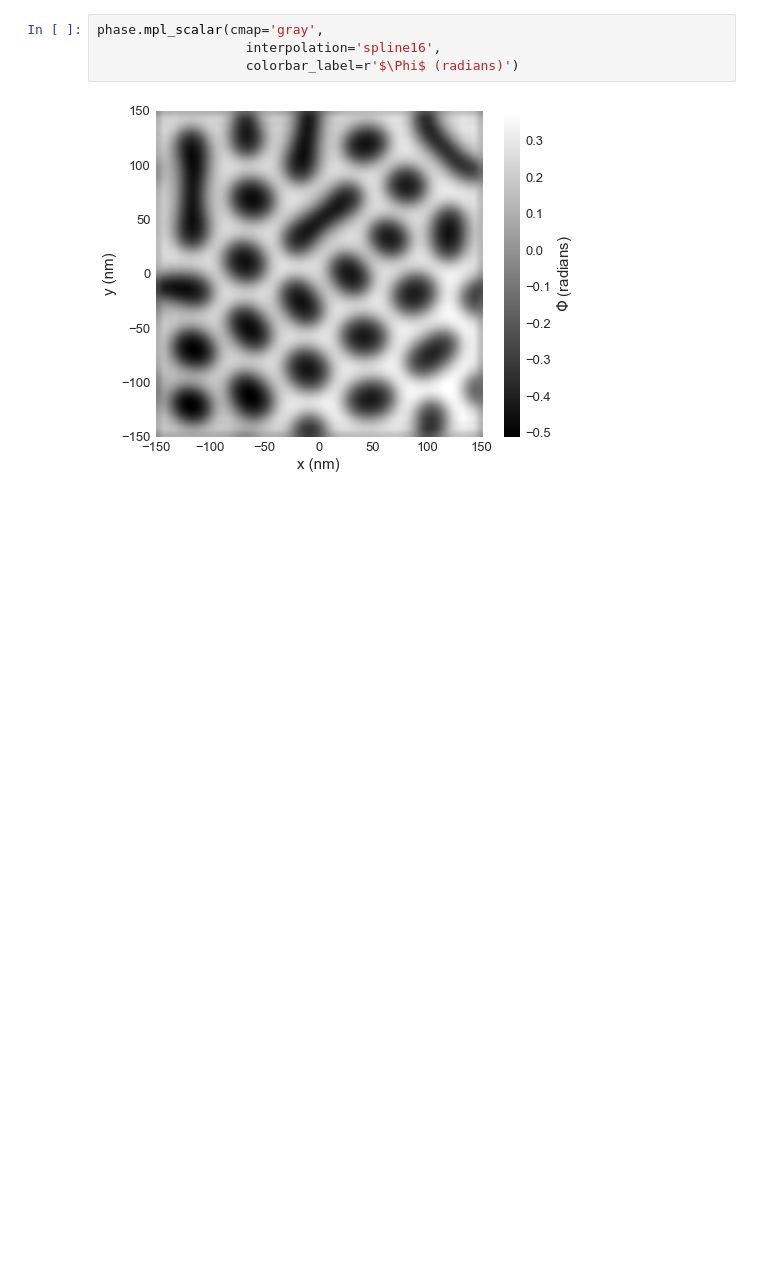
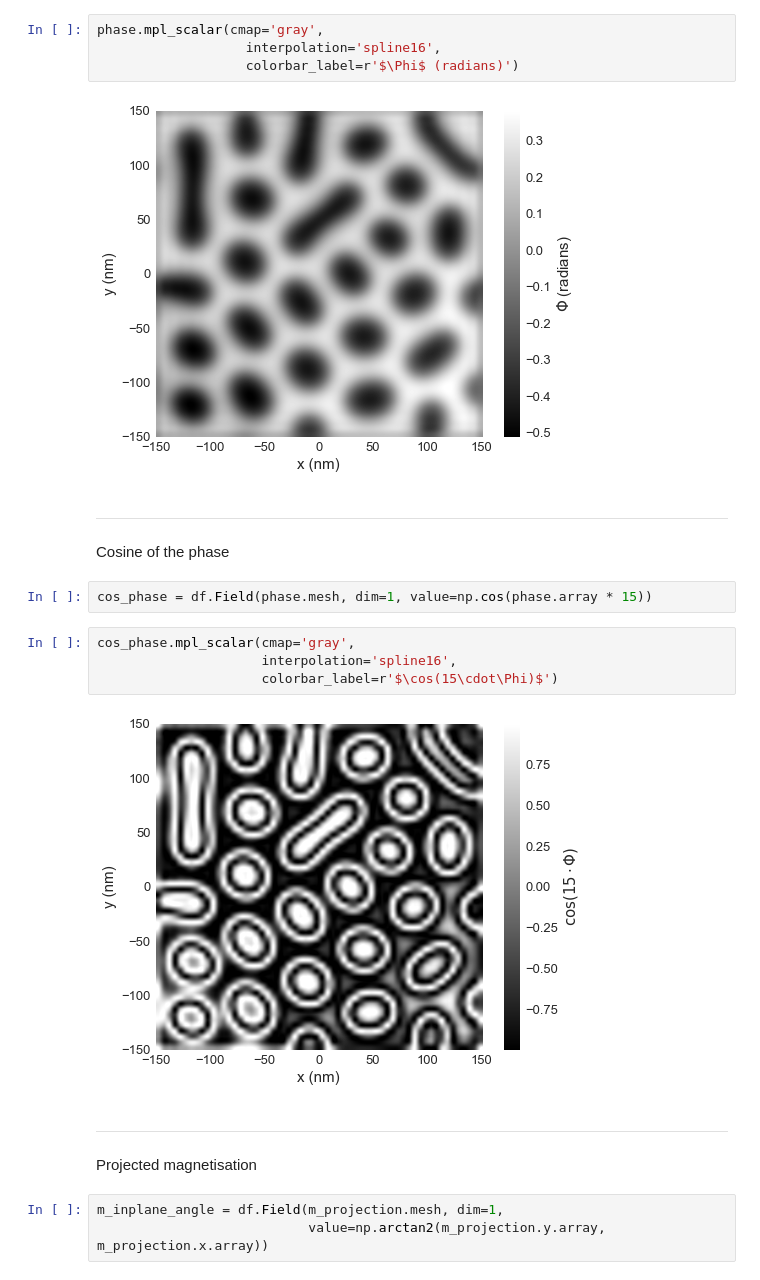
Before and after one commit to ubermag/mag2exp, a Jupyter notebook: LTEM_df_based.ipynb, the cells around one changed output. Cells and saved outputs as stored; diff of their text form; blank space fills up the shorter version.

Commit message:
Add more plots.

```diff
--- a/LTEM_df_based.ipynb
+++ b/LTEM_df_based.ipynb
@@ -70,3 +73,20 @@ phase.mpl_scalar(cmap='gray',
                    colorbar_label=r'$\Phi$ (radians)')
 # %% [output]
 [figure]
+# %% [markdown]
+---
+Cosine of the phase
+# %%
+cos_phase = df.Field(phase.mesh, dim=1, value=np.cos(phase.array * 15))
+# %%
+cos_phase.mpl_scalar(cmap='gray',
+                     interpolation='spline16',
+                     colorbar_label=r'$\cos(15\cdot\Phi)$')
+# %% [output]
+[figure, added]
+# %% [markdown]
+---
+Projected magnetisation
+# %%
+m_inplane_angle = df.Field(m_projection.mesh, dim=1,
+                           value=np.arctan2(m_projection.y.array, m_projection.x.array))
```
Also changed, not shown: parts of 11 cells of this notebook, 1 other file.
